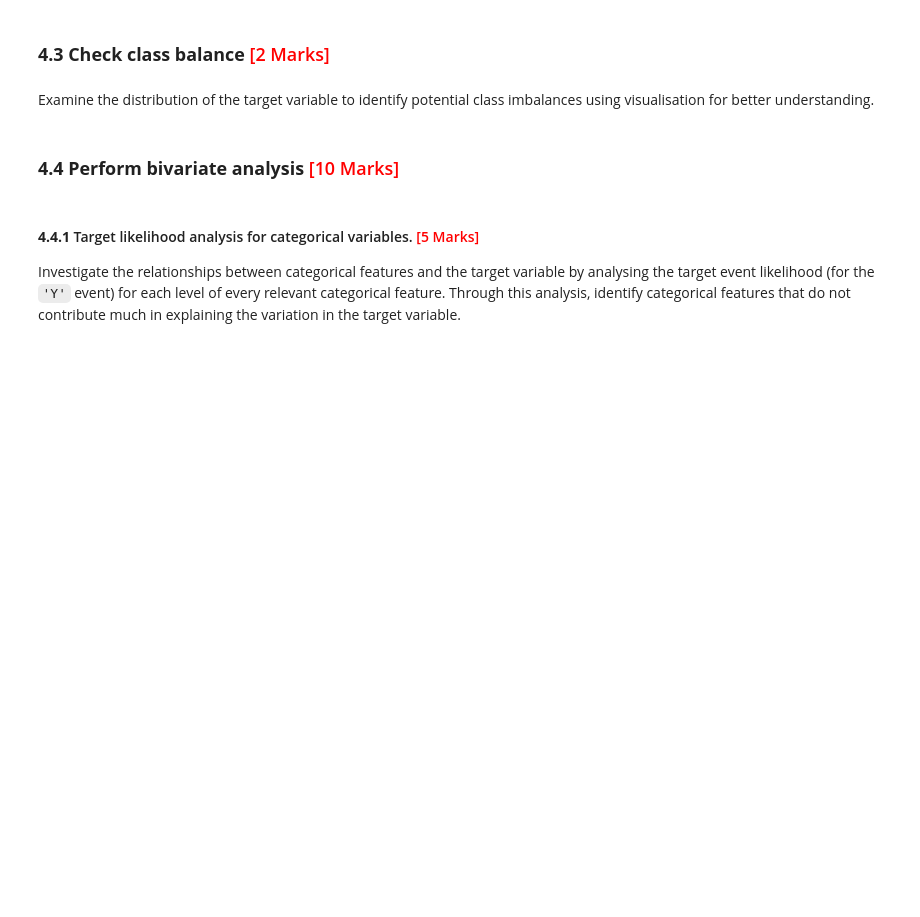
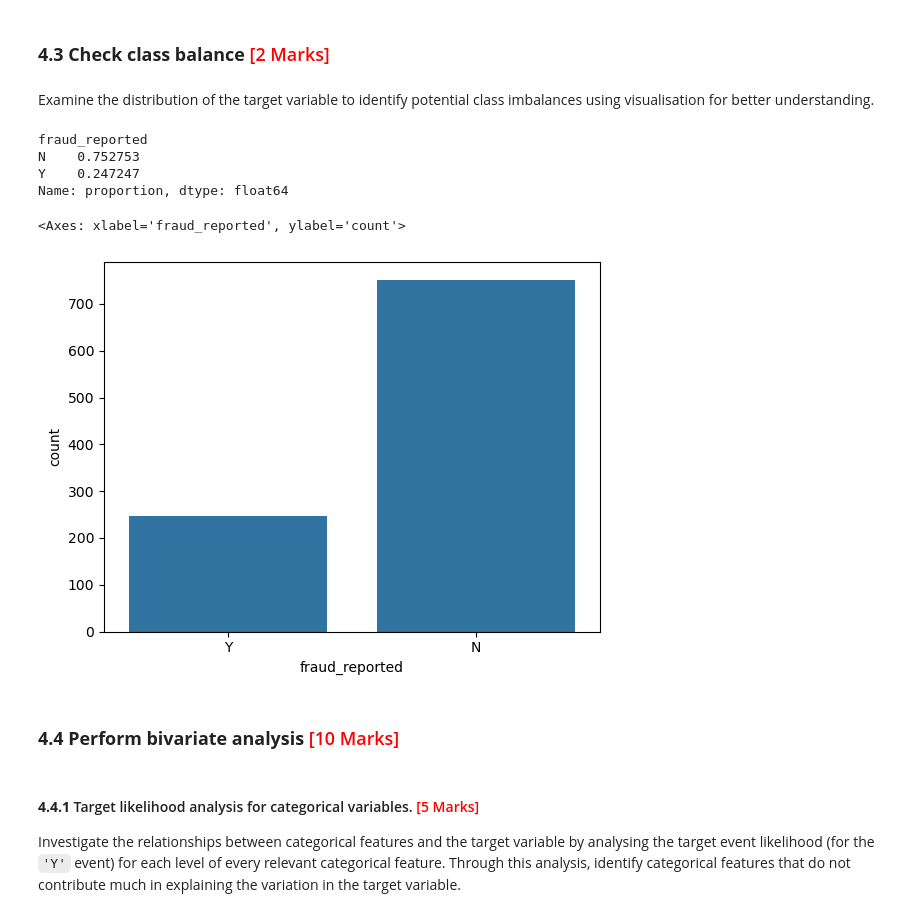
Before and after one commit to hasesachin/Vehicle_Insurance_fraud_detection_Case_Study, a Jupyter notebook: Fraudulent_Claim_Detection_Sachin_Ilan_Disha.ipynb, the cells around one changed output. Saved outputs shown, nothing was run; the diff lists cells and outputs as text; code cells hidden in the pictures; blank space fills up the shorter version.

```diff
--- a/Fraudulent_Claim_Detection_Sachin_Ilan_Disha.ipynb
+++ b/Fraudulent_Claim_Detection_Sachin_Ilan_Disha.ipynb
@@ -386,0 +457,5 @@ Name: proportion, dtype: float64
+# %%
+# Handle these null values
+df["collision_type"] = df["collision_type"].fillna(df["collision_type"].mode()[0])
+df["property_damage"] = df["property_damage"].fillna(df["property_damage"].mode()[0])
+df["police_report_available"] = df["police_report_available"].fillna(df["police_report_available"].mode()[0])
@@ -391 +474,7 @@ Name: proportion, dtype: float64
+# %%
+# dropping the irrelavent columns
+to_drop = ['policy_number','policy_bind_date','incident_location'
+           ,'insured_hobbies']
+
+df.drop(to_drop, inplace = True, axis = 1)
 # %%
@@ -392,0 +490,3 @@ Name: proportion, dtype: float64
+# %%
+# dropping nan values if any
+df.dropna(inplace=True)
@@ -398,2 +538,13 @@ Carefully examine the dataset and identify columns that contain date or time inf
+# %%
+df['age'] = df['age'].astype(int)
+df['months_as_customer'] = df['months_as_customer'].astype(int)
+df['policy_deductable'] = df['policy_deductable'].astype(float)
+df['incident_hour_of_the_day'] = df['incident_hour_of_the_day'].astype(int)
+df['number_of_vehicles_involved'] = df['number_of_vehicles_involved'].astype(int)
+df['bodily_injuries'] = df['bodily_injuries'].astype(int)
+df['witnesses'] = df['witnesses'].astype(int)
+df['capital-loss'] = df['capital-loss'].astype(float)
+df['auto_year'] = df['auto_year'].astype(int)
+df['incident_date'] = pd.to_datetime(df['incident_date'])
 # %%
 # Check the features of the data again
@@ -442,6 +636,15 @@ from sklearn.model_selection import train_test_split
 Examine the distribution of the target variable to identify potential class imbalances using visualisation for better understanding.
 # %%
 # Plot a bar chart to check class balance
+print(df['fraud_reported'].value_counts(normalize=True))
+sns.countplot(data=df,x='fraud_reported')
+# %% [output]
+fraud_reported
+N    0.752753
+Y    0.247247
+Name: proportion, dtype: float64
+<Axes: xlabel='fraud_reported', ylabel='count'>
+[figure, added]
 # %% [markdown]
 ### **4.4 Perform bivariate analysis** <font color="red">[10 Marks]</font>
 # %% [markdown]
```
Also changed, not shown: parts of 19 cells of this notebook.
